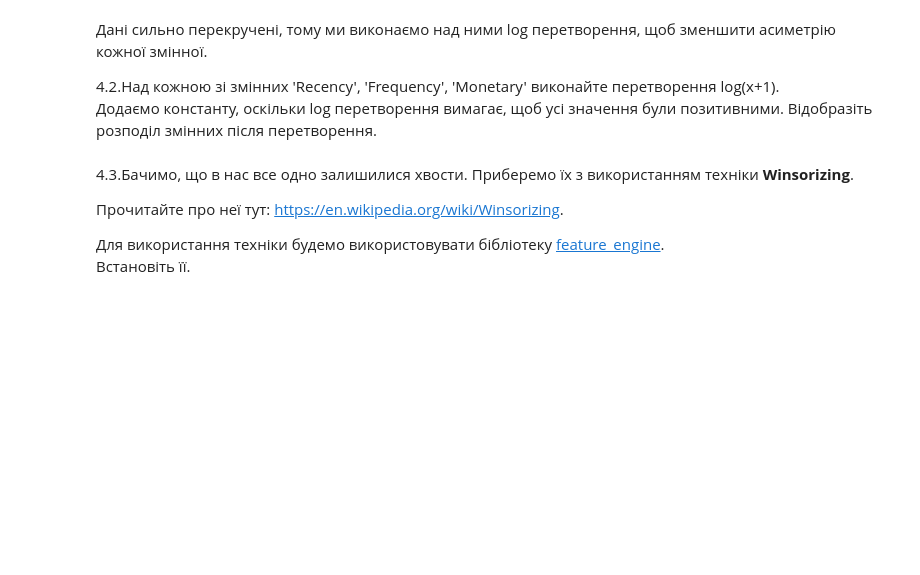
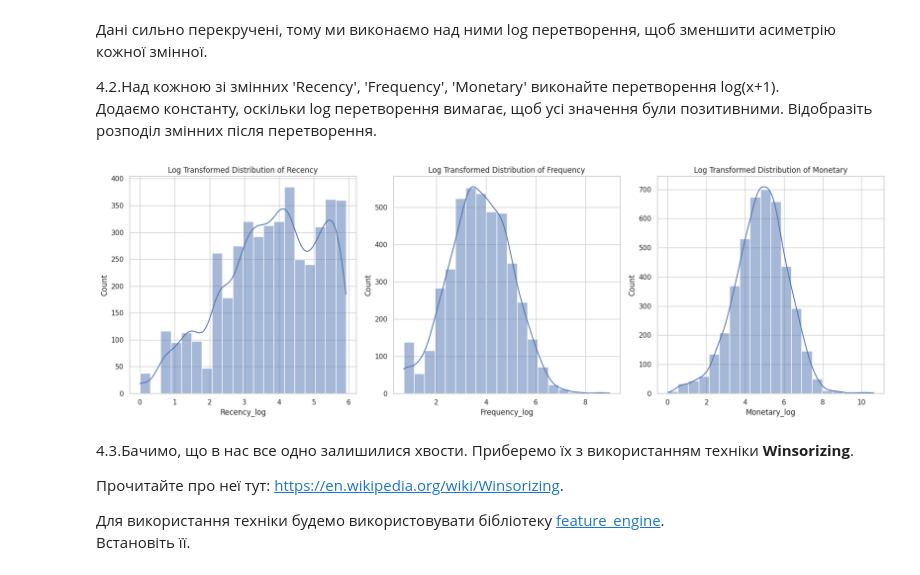
Before and after one commit to lesyayu/robot_deams-_sheets, a Jupyter notebook: hw_6_Users_segmentation_using_K_means_on_RFM_variables.ipynb, the cells around one changed output. Saved outputs shown, nothing was run; the diff lists cells and outputs as text; code cells hidden in the pictures; blank space fills up the shorter version.

```diff
--- a/hw_6_Users_segmentation_using_K_means_on_RFM_variables.ipynb
+++ b/hw_6_Users_segmentation_using_K_means_on_RFM_variables.ipynb
@@ -232,0 +269,4 @@ Name: proportion, dtype: float64
+# %%
+
+filtered_X['Date'] = pd.to_datetime(filtered_X ['InvoiceDate']).dt.date
+filtered_X
@@ -300,3 +434,27 @@ K-means дає кращий результат за наступних умов:
+# %%
+import numpy as np
+
+# Performing log transformation on 'Recency', 'Frequency', 'Monetary'
+RFM_df['Recency_log'] = np.log(RFM_df['Recency'] + 1)
+RFM_df['Frequency_log'] = np.log(RFM_df['Frequency'] + 1)
+RFM_df['Monetary_log'] = np.log(RFM_df['Monetary'] + 1)
+
+# Creating distribution plots for variables after log transformation
+fig, ax = plt.subplots(1, 3, figsize=(18, 6))
+
+sns.histplot(RFM_df['Recency_log'], bins=20, kde=True, ax=ax[0])
+ax[0].set_title('Log Transformed Distribution of Recency')
+
+sns.histplot(RFM_df['Frequency_log'], bins=20, kde=True, ax=ax[1])
+ax[1].set_title('Log Transformed Distribution of Frequency')
+
+sns.histplot(RFM_df['Monetary_log'], bins=20, kde=True, ax=ax[2])
+ax[2].set_title('Log Transformed Distribution of Monetary')
+
+plt.tight_layout()
+plt.show()
+# %% [output]
+[figure, added]
 # %% [markdown]
 4.3.Бачимо, що в нас все одно залишилися хвости. Приберемо їх з використанням техніки **Winsorizing**.
 
```
Also changed, not shown: parts of 19 cells of this notebook.
